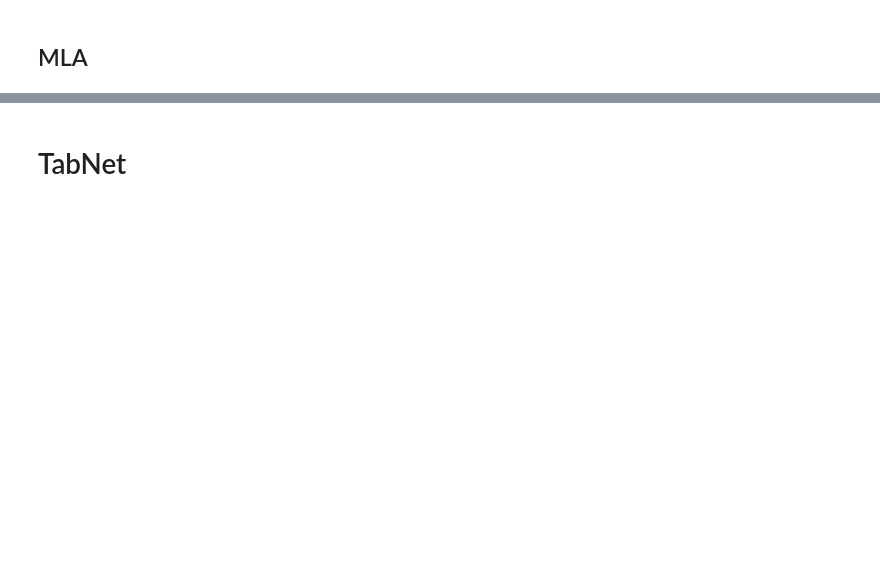
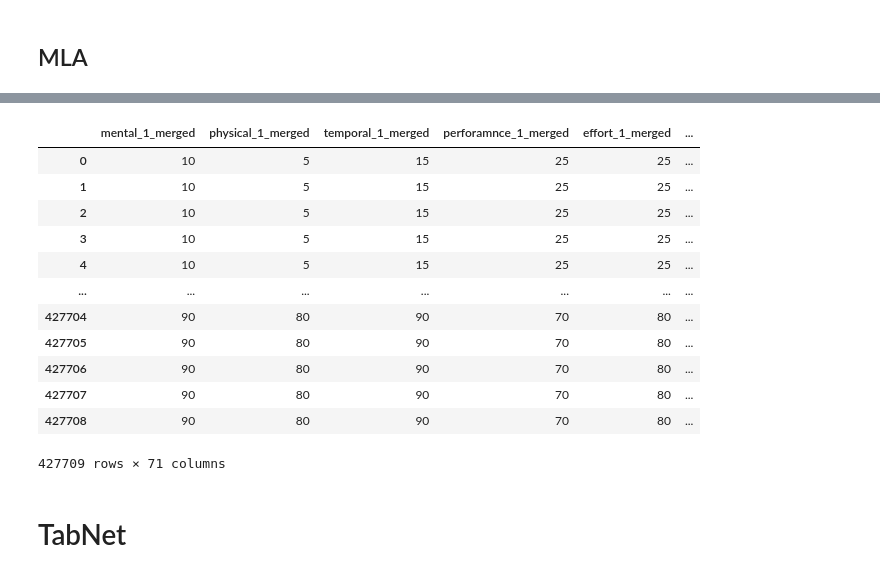
Before and after one commit to AndrewHallam1/SIT724, a Jupyter notebook: code/SIT724v3.ipynb, the cells around one changed output, grey strips where cells are left out. Cells and saved outputs as stored; diff of their text form; code cells hidden in the pictures; blank space fills up the shorter version.

```diff
--- a/code/SIT724v3.ipynb
+++ b/code/SIT724v3.ipynb
@@ -2607,2 +3259,18 @@ confusion_matrix(ml_y_test, y_pred, labels=["1", "2", "3", "4"])
+# %%
+deep_data_multiclass
+# %% [output]
+|  | mental_1_merged | physical_1_merged | temporal_1_merged | perforamnce_1_merged | effort_1_merged | ... |
+| 0 | 10 | 5 | 15 | 25 | 25 | ... |
+| 1 | 10 | 5 | 15 | 25 | 25 | ... |
+| 2 | 10 | 5 | 15 | 25 | 25 | ... |
+| 3 | 10 | 5 | 15 | 25 | 25 | ... |
+| 4 | 10 | 5 | 15 | 25 | 25 | ... |
+| ... | ... | ... | ... | ... | ... | ... |
+| 427704 | 90 | 80 | 90 | 70 | 80 | ... |
+| 427705 | 90 | 80 | 90 | 70 | 80 | ... |
+| 427706 | 90 | 80 | 90 | 70 | 80 | ... |
+| 427707 | 90 | 80 | 90 | 70 | 80 | ... |
+| 427708 | 90 | 80 | 90 | 70 | 80 | ... |
+427709 rows × 71 columns
 # %% [markdown]
 # TabNet
```
Also changed, not shown: parts of 208 cells of this notebook.
